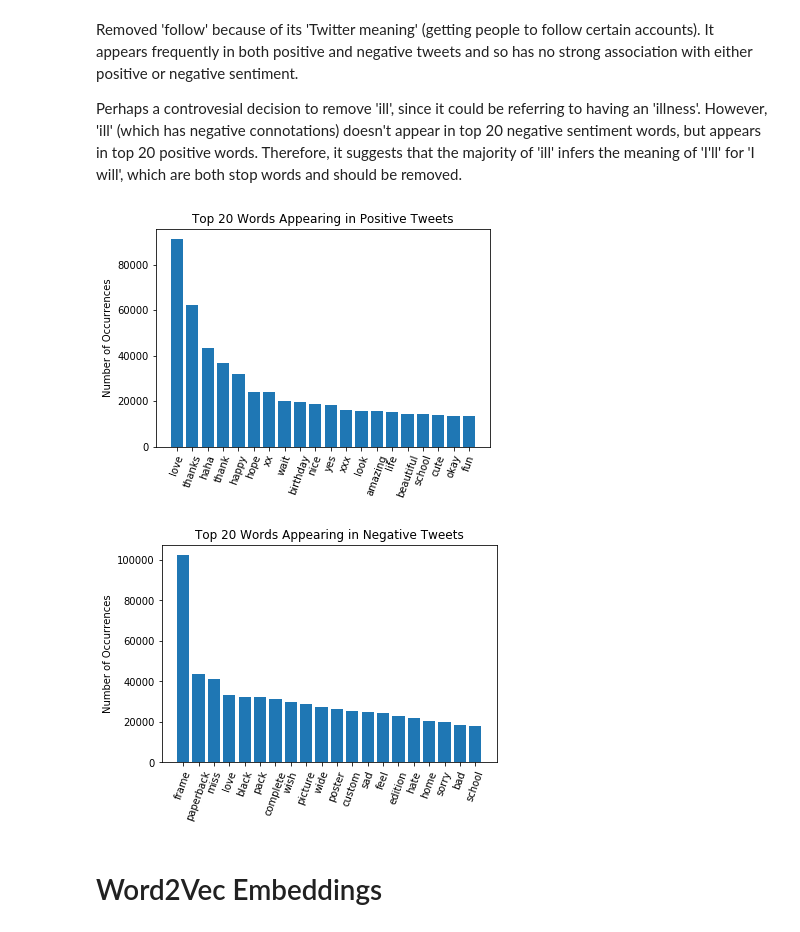
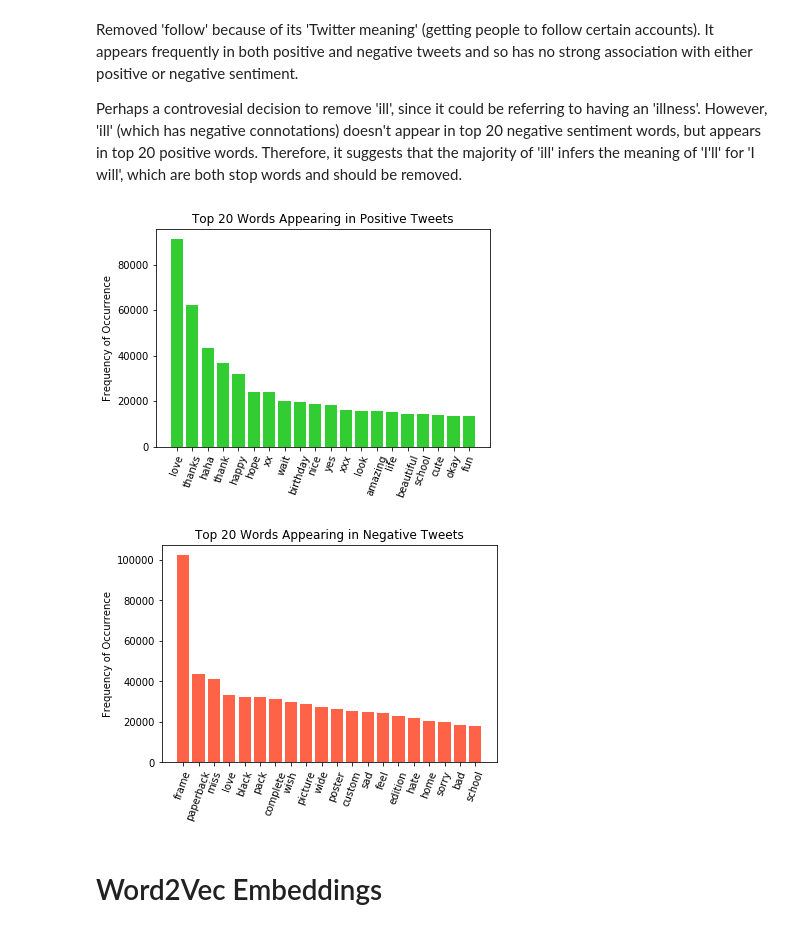
Before and after one commit to EMAT31530/ai-group-project-text-sentiment, a Jupyter notebook: DataStatistics.ipynb, the cells around one changed output. Saved outputs shown, nothing was run; the diff lists cells and outputs as text; code cells hidden in the pictures.

Commit message:
save plt figures

```diff
--- a/DataStatistics.ipynb
+++ b/DataStatistics.ipynb
@@ -264,23 +264,26 @@ top_w_pos = top_w_pos.most_common(20)
 top_w_neg = top_w_neg.most_common(20)
 # %%
 # Plotting the bar chart to indicate the top 20 words featured in positive tweets
-plt.bar(range(len(top_w_pos)), [val[1] for val in top_w_pos], align='center')
+plt.bar(range(len(top_w_pos)), [val[1] for val in top_w_pos], align='center', color = 'limegreen')
 plt.xticks(range(len(top_w_pos)), [val[0] for val in top_w_pos])
 plt.xticks(rotation=70)
 plt.title('Top 20 Words Appearing in Positive Tweets')
-plt.ylabel("Number of Occurrences")
+plt.ylabel("Frequency of Occurrence")
+plt.savefig('Top20Pos', dpi=300, bbox_inches = "tight")
 plt.show()
 
+
 # Plotting the bar chart to indicate the top 20 words featured in negative tweets
-plt.bar(range(len(top_w_neg)), [val[1] for val in top_w_neg], align='center')
+plt.bar(range(len(top_w_neg)), [val[1] for val in top_w_neg], align='center', color = 'tomato')
 plt.xticks(range(len(top_w_neg)), [val[0] for val in top_w_neg])
 plt.xticks(rotation=70)
 plt.title('Top 20 Words Appearing in Negative Tweets')
-plt.ylabel("Number of Occurrences")
+plt.ylabel("Frequency of Occurrence")
+plt.savefig('Top20Neg', dpi=300, bbox_inches = "tight")
 plt.show()
 # %% [output]
-[figure, old version]
+[figure, new version]
-[figure, old version]
+[figure, new version]
 # %% [markdown]
 # Word2Vec Embeddings
 # %%
```
Also changed, not shown: 2 other files.
